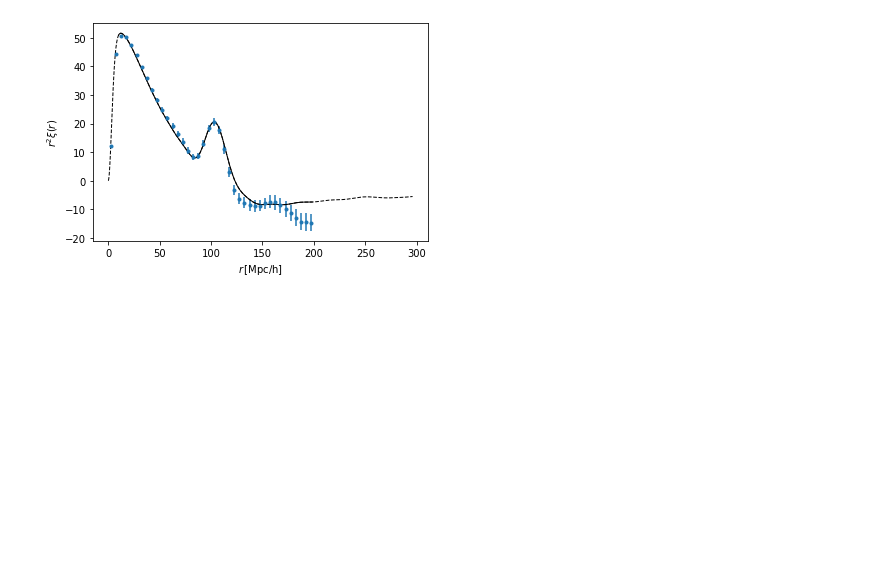
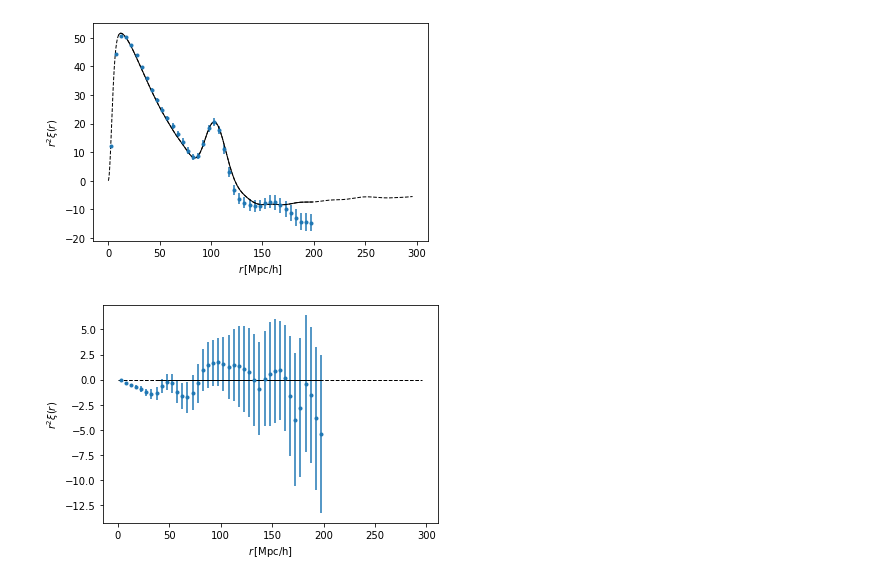
Before and after one commit to cramirezpe/modules-corrf-analysis, a Jupyter notebook: Examples/clustered_noRSD.ipynb, the cells around one changed output. Drawn from its saved outputs; the diff is of its cells as text; code cells hidden in the pictures; blank space fills up the shorter version.

```diff
--- a/Examples/clustered_noRSD.ipynb
+++ b/Examples/clustered_noRSD.ipynb
@@ -104,3 +104,11 @@ Plots.plot_data(pole=pole, boxes=sub_boxes, ax=ax, plot_args=dict(c='C0', label=
 Plots.plot_best_fit(fitter=fitter, pole=pole, ax=ax, plot_args=dict(c='k', lw=1, label='best fit'))
 # %% [output]
 [figure]
+# %%
+fig, ax = plt.subplots()
+pole=2
+
+Plots.plot_data(pole=pole, boxes=sub_boxes, ax=ax, plot_args=dict(c='C0', label='data'))
+Plots.plot_best_fit(fitter=fitter, pole=pole, ax=ax, plot_args=dict(c='k', lw=1, label='best fit'))
+# %% [output]
+[figure, added]
```
Also changed, not shown: 3 other files.
